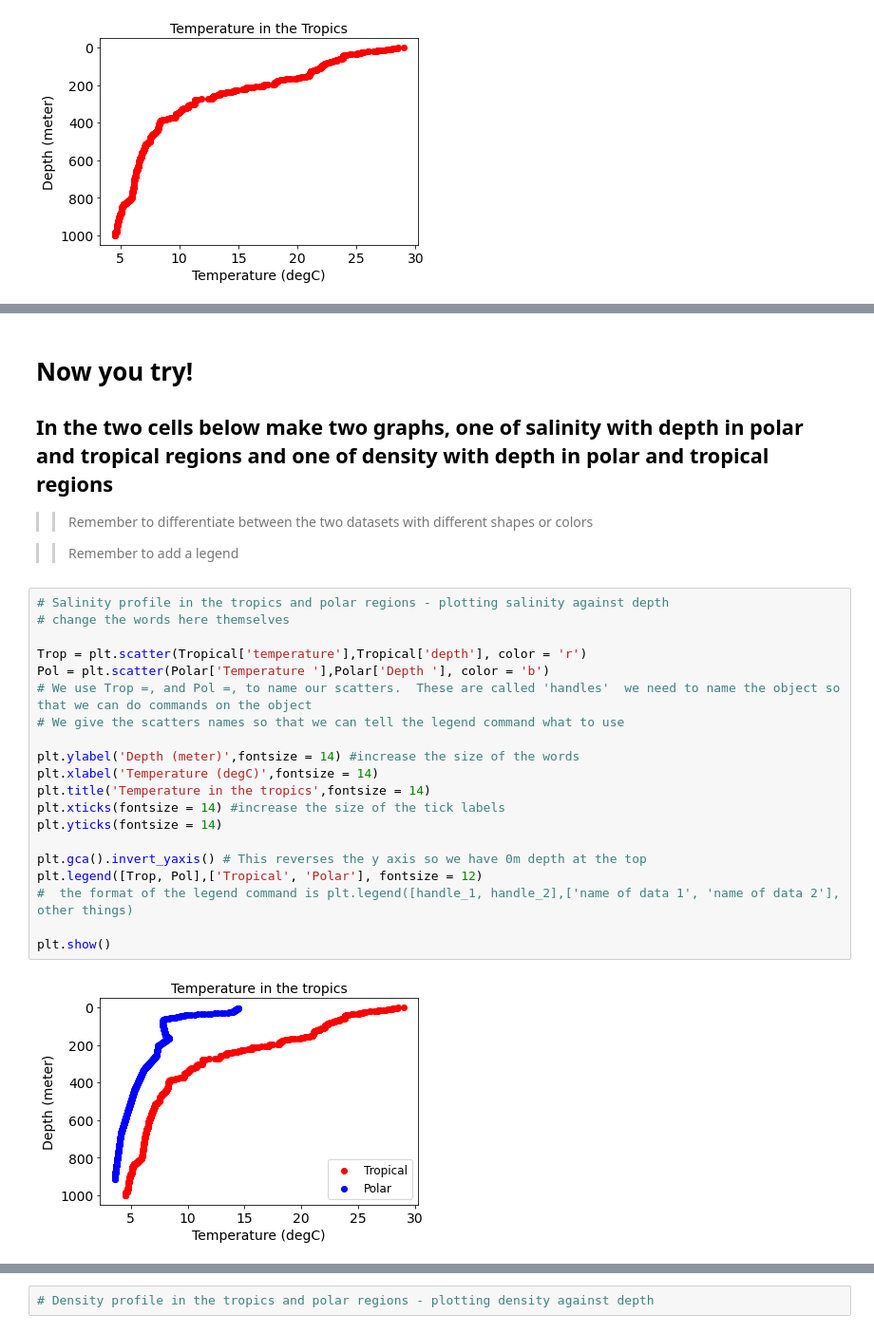
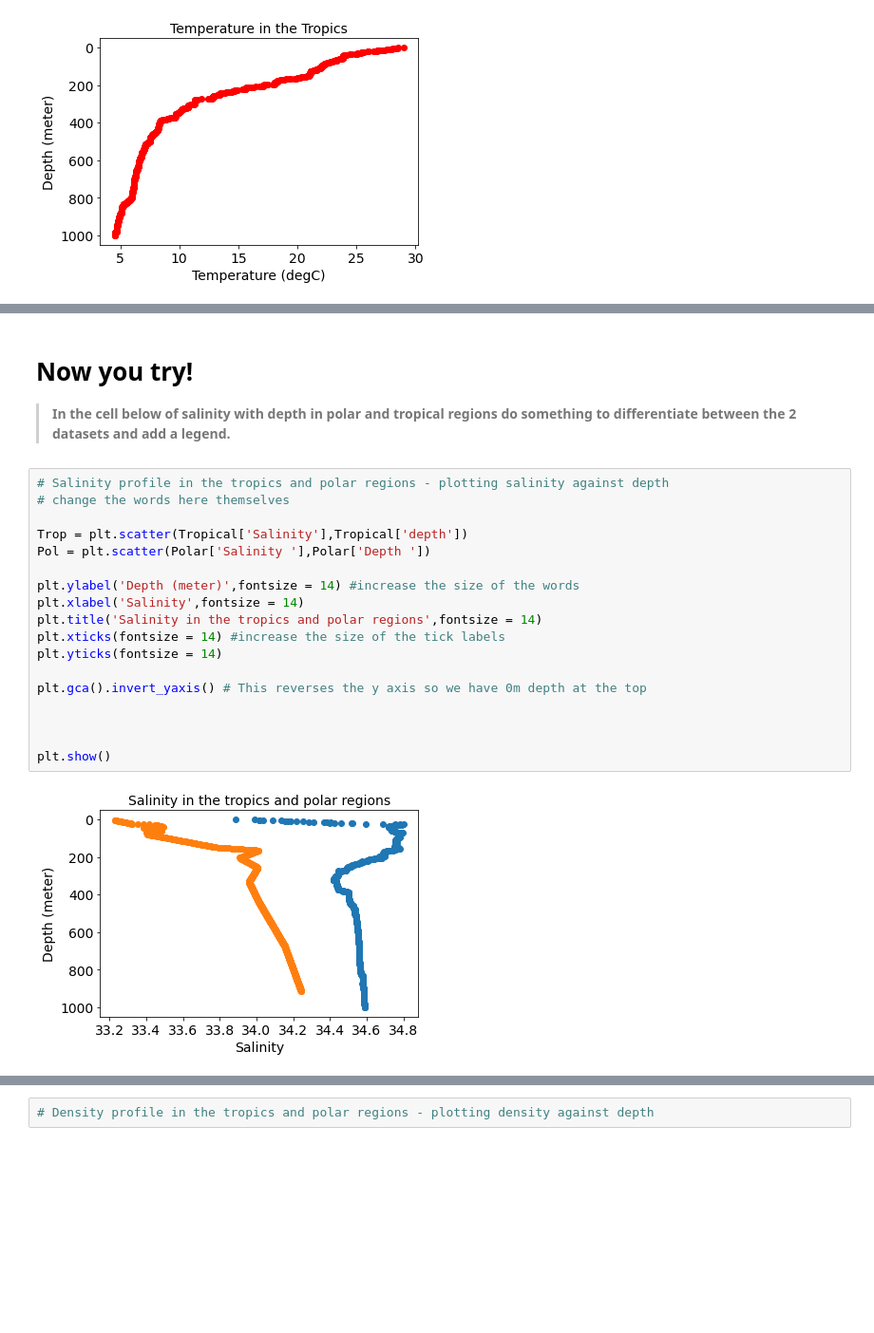
Before and after one commit to pyclub-cu/classes, a Jupyter notebook: Week_7_Data_Visualization.ipynb, the cells around one changed output, grey strips where cells are left out. Shown at 95% size. Drawn from its saved outputs; the diff is of its cells as text; blank space fills up the shorter version.

Commit message:
Changed Formatting as in template

```diff
--- a/Week_7_Data_Visualization.ipynb
+++ b/Week_7_Data_Visualization.ipynb
@@ -220,28 +218,23 @@ plt.show()
 # %% [markdown]
 # **Now you try!**
-## In the two cells below make two graphs, one of salinity with depth in polar and tropical regions and one of density with depth in polar and tropical regions
->> Remember to differentiate between the two datasets with different shapes or colors
-
->> Remember to add a legend
+> **In the cell below of salinity with depth in polar and tropical regions do something to differentiate between the 2 datasets and add a legend.**
 # %%
 # Salinity profile in the tropics and polar regions - plotting salinity against depth
 # change the words here themselves
 
-Trop = plt.scatter(Tropical['temperature'],Tropical['depth'], color = 'r')
-Pol = plt.scatter(Polar['Temperature '],Polar['Depth '], color = 'b')
-# We use Trop =, and Pol =, to name our scatters.  These are called 'handles'  we need to name the object so that we can do commands on the object
-# We give the scatters names so that we can tell the legend command what to use
+Trop = plt.scatter(Tropical['Salinity'],Tropical['depth'])
+Pol = plt.scatter(Polar['Salinity '],Polar['Depth '])
 
 plt.ylabel('Depth (meter)',fontsize = 14) #increase the size of the words
-plt.xlabel('Temperature (degC)',fontsize = 14)
-plt.title('Temperature in the tropics',fontsize = 14)
+plt.xlabel('Salinity',fontsize = 14)
+plt.title('Salinity in the tropics and polar regions',fontsize = 14)
 plt.xticks(fontsize = 14) #increase the size of the tick labels
 plt.yticks(fontsize = 14)
 
 plt.gca().invert_yaxis() # This reverses the y axis so we have 0m depth at the top
-plt.legend([Trop, Pol],['Tropical', 'Polar'], fontsize = 12)
-#  the format of the legend command is plt.legend([handle_1, handle_2],['name of data 1', 'name of data 2'], other things)
+
+
 
 plt.show()
 # %% [output]
-[figure, old version]
+[figure, new version]
```
Also changed, not shown: parts of 16 cells of this notebook.
